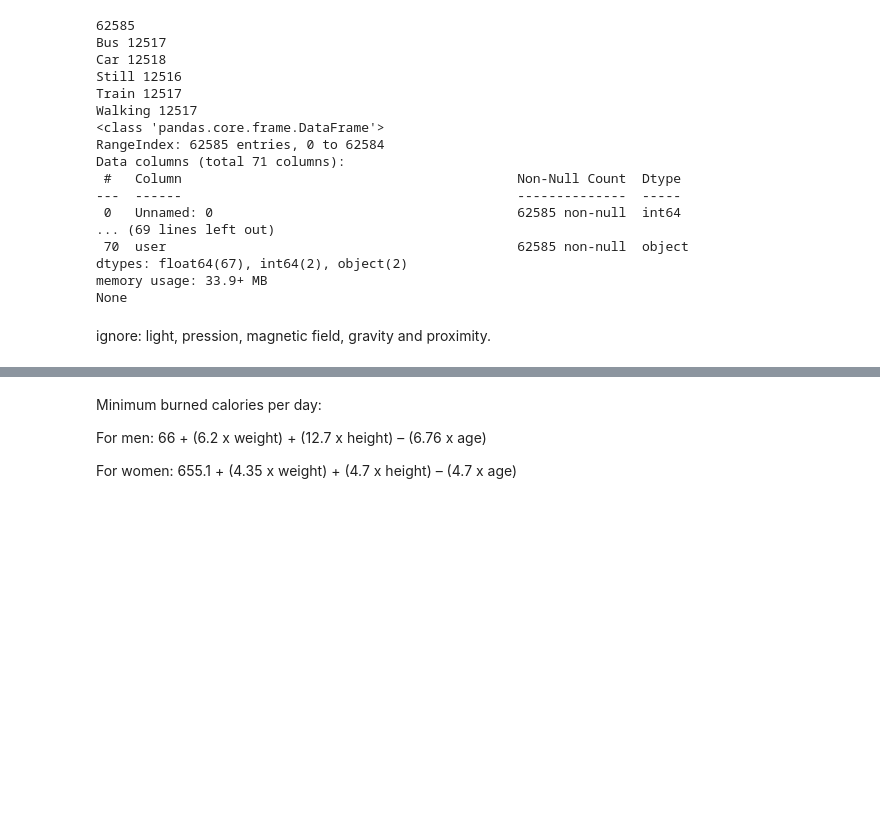
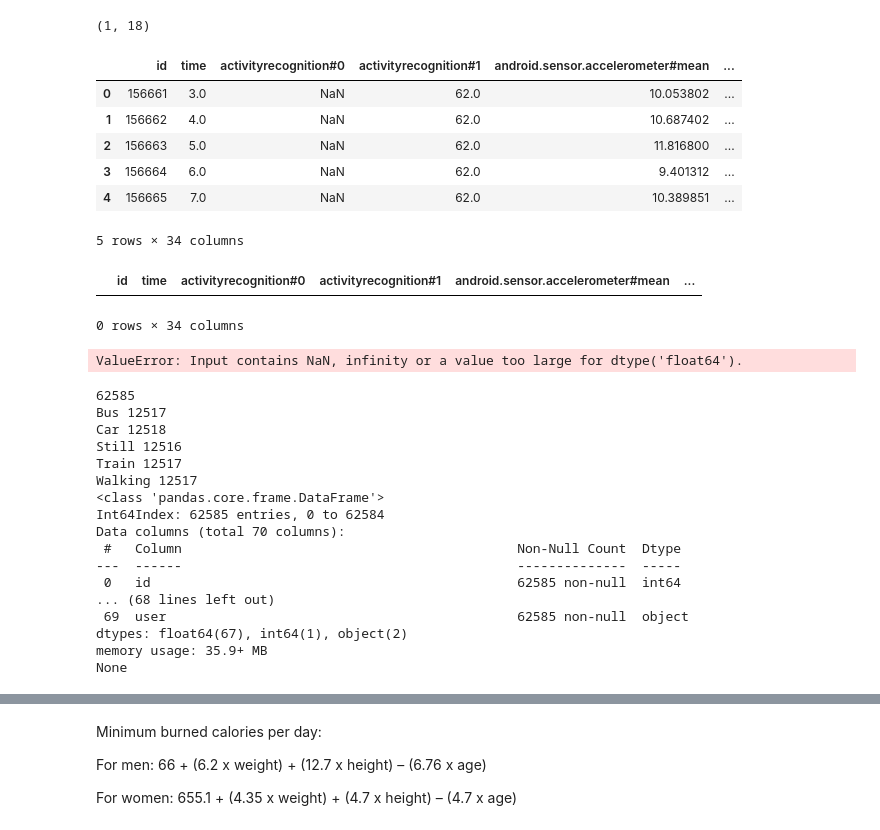
Before and after one commit to Healthy-Life-App-Strive-Build-Week2/Run_For_Life, a Jupyter notebook: Main_Notebook.ipynb, the cells around one changed output, grey strips where cells are left out. Drawn from its saved outputs; the diff is of its cells as text; code cells hidden in the pictures; blank space fills up the shorter version.

```diff
--- a/Main_Notebook.ipynb
+++ b/Main_Notebook.ipynb
@@ -5,0 +25,27 @@ import seaborn as sns
+# %%
+small_df = ppdf.drop(['android.sensor.light#mean', 'android.sensor.light#min','android.sensor.light#max', 'android.sensor.light#std',
+       'android.sensor.pressure#mean', 'android.sensor.pressure#min','android.sensor.pressure#max', 'android.sensor.pressure#std',
+       'android.sensor.magnetic_field#mean',
+       'android.sensor.magnetic_field#min',
+       'android.sensor.magnetic_field#max',
+       'android.sensor.magnetic_field#std',
+       'android.sensor.magnetic_field_uncalibrated#mean',
+       'android.sensor.magnetic_field_uncalibrated#min',
+       'android.sensor.magnetic_field_uncalibrated#max',
+       'android.sensor.magnetic_field_uncalibrated#std',
+        'android.sensor.gravity#mean', 'android.sensor.gravity#min','android.sensor.gravity#max', 'android.sensor.gravity#std',
+       'android.sensor.proximity#mean', 'android.sensor.proximity#min',
+       'android.sensor.proximity#max', 'android.sensor.proximity#std',
+       'android.sensor.rotation_vector#mean',
+       'android.sensor.rotation_vector#min',
+       'android.sensor.rotation_vector#max',
+       'android.sensor.rotation_vector#std',
+        'sound#mean', 'sound#min', 'sound#max', 'sound#std',
+        'android.sensor.gyroscope_uncalibrated#mean',
+       'android.sensor.gyroscope_uncalibrated#min',
+       'android.sensor.gyroscope_uncalibrated#max',
+       'android.sensor.gyroscope_uncalibrated#std'],axis=1)
+# %%
+small_df.shape
+# %% [output]
+(1, 18)
@@ -5,0 +54,10 @@ import seaborn as sns
+# %%
+small_df.head()
+# %% [output]
+|  | id | time | activityrecognition#0 | activityrecognition#1 | android.sensor.accelerometer#mean | ... |
+| 0 | 156661 | 3.0 | NaN | 62.0 | 10.053802 | ... |
+| 1 | 156662 | 4.0 | NaN | 62.0 | 10.687402 | ... |
+| 2 | 156663 | 5.0 | NaN | 62.0 | 11.816800 | ... |
+| 3 | 156664 | 6.0 | NaN | 62.0 | 9.401312 | ... |
+| 4 | 156665 | 7.0 | NaN | 62.0 | 10.389851 | ... |
+5 rows × 34 columns
@@ -6,6 +66,16 @@ import seaborn as sns
+# %%
+no_nan_df.head()
+# %% [output]
+|  | id | time | activityrecognition#0 | activityrecognition#1 | android.sensor.accelerometer#mean | ... |
+0 rows × 34 columns
+# %%
+#PCA
+pca = PCA()
+pca.fit(small_df.drop(['target','user'],axis=1))
+pca.explained_variance_
+# %% [output]
+ValueError: Input contains NaN, infinity or a value too large for dtype('float64').
 # %%
-ppdf = pd.read_csv("/work/Run_For_Life/dataset_halfSecondWindow.csv")
-
 ##################################
 ### OUTPUT OF APPLICATION
 #####################
@@ -21,7 +91,7 @@ ppdf = pd.read_csv("/work/Run_For_Life/dataset_halfSecondWindow.csv")
 # - INPUT: Set of walking sensor readings.
 # - Calculates distance travelled
 # - Elevation gains/losses over walk
-# - if user enters age/height/weight calculate estimated calorie burn
+# - if user enters age/height/weight calculate estimated calorie burn, else use average values of population(android.country?)
 
 
 ### FOR 1. Classify the travel type
@@ -40,17 +110,13 @@ Still 12516
 Train 12517
 Walking 12517
 <class 'pandas.core.frame.DataFrame'>
-RangeIndex: 62585 entries, 0 to 62584
-Data columns (total 71 columns):
+Int64Index: 62585 entries, 0 to 62584
+Data columns (total 70 columns):
  #   Column                                           Non-Null Count  Dtype
 ---  ------                                           --------------  -----
- 0   Unnamed: 0                                       62585 non-null  int64
-... (69 lines left out)
- 70  user                                             62585 non-null  object
-dtypes: float64(67), int64(2), object(2)
-memory usage: 33.9+ MB
+ 0   id                                               62585 non-null  int64
+... (68 lines left out)
+ 69  user                                             62585 non-null  object
+dtypes: float64(67), int64(1), object(2)
+memory usage: 35.9+ MB
 None
-# %% [markdown]
-ignore:
-light, pression, magnetic field, gravity and
-proximity.
```
Also changed, not shown: parts of 17 cells of this notebook, 8 other files.
